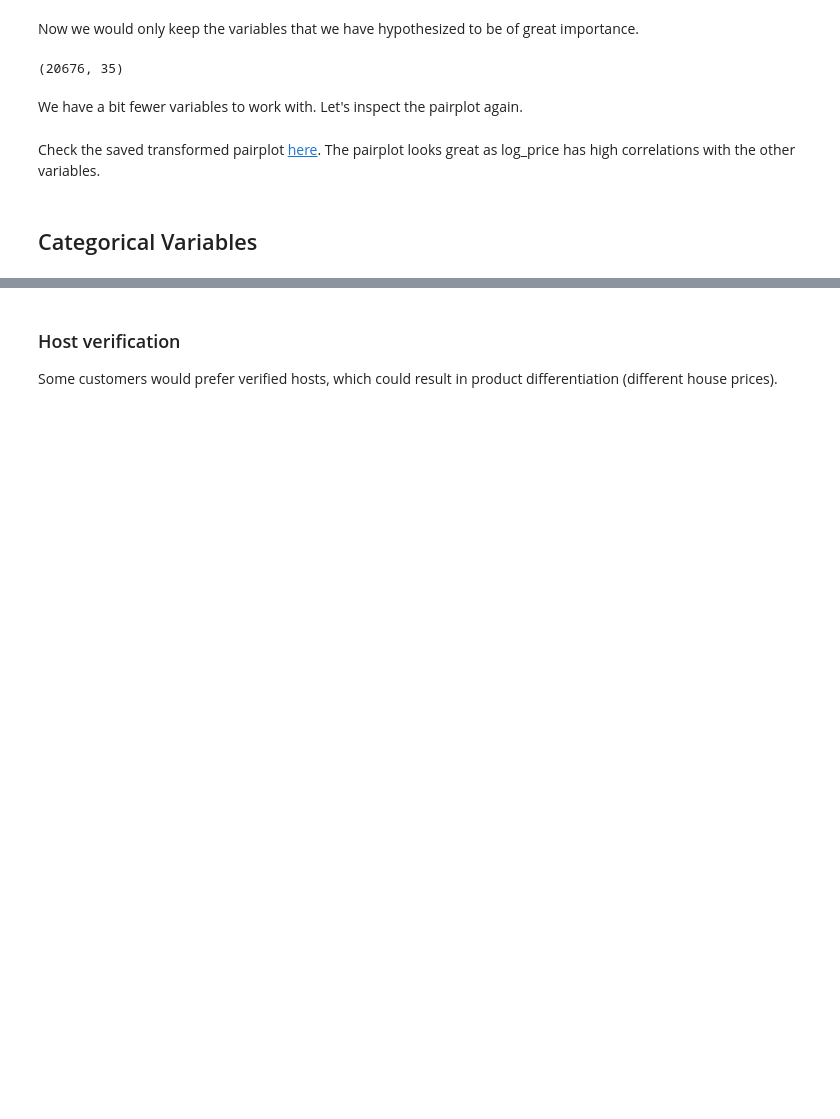
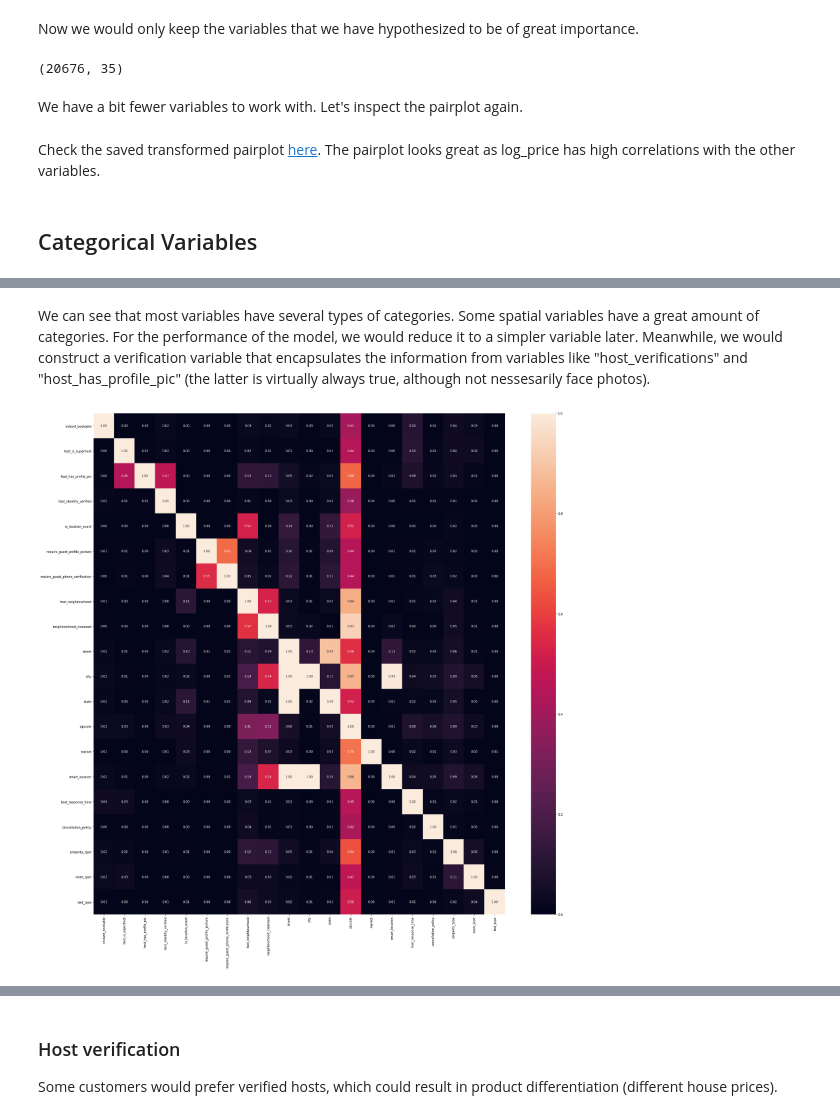
Before and after one commit to Zackhardtoname/airbnb_dataset_challenge, a Jupyter notebook: scripts/EDA.ipynb, the cells around one changed output, grey strips where cells are left out. Cells and saved outputs as stored; diff of their text form; code cells hidden in the pictures; blank space fills up the shorter version.

```diff
--- a/scripts/EDA.ipynb
+++ b/scripts/EDA.ipynb
@@ -278,0 +300,6 @@ The pairplot looks great as log_price has high correlations with the other varia
+# %% [markdown]
+We can see that most variables have several types of categories. Some spatial variables have a great amount of categories. For the performance of the model, we would reduce it to a simpler variable later. Meanwhile, we would construct a verification variable that encapsulates the information from variables like "host_verifications" and "host_has_profile_pic" (the latter is virtually always true, although not nessesarily face photos).
+# %%
+associations(df[cat_attribs_to_plot], nominal_columns="all", theil_u=True, figsize=(30, 30))
+# %% [output]
+[figure, added]
```
Also changed, not shown: parts of 16 cells of this notebook, 4 other files.
